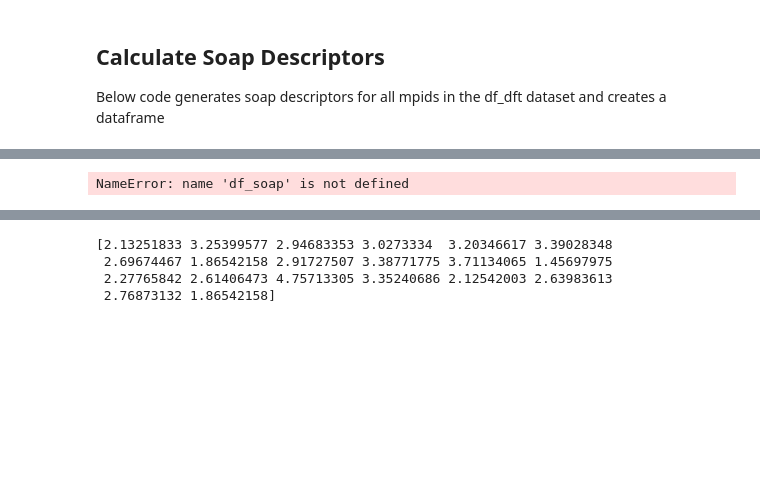
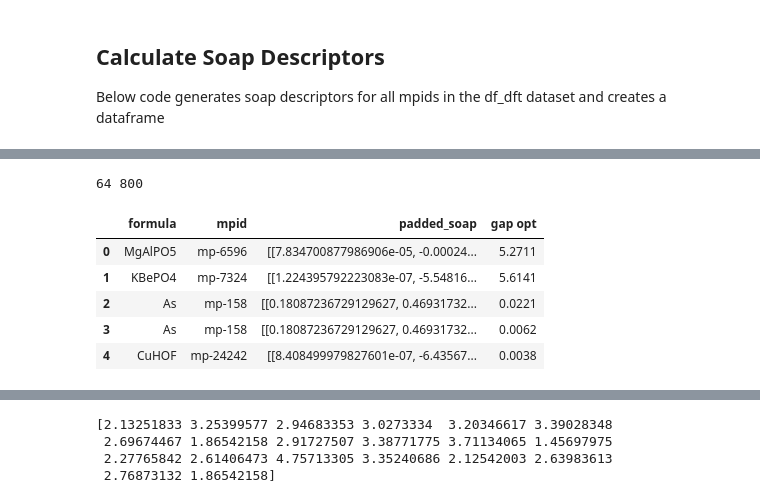
Before and after one commit to cadenmyers13/ml-dft-exp, a Jupyter notebook: codebase/load_matminer_data.ipynb, the cells around one changed output, grey strips where cells are left out. Saved outputs shown, nothing was run; the diff lists cells and outputs as text; code cells hidden in the pictures; blank space fills up the shorter version.

```diff
--- a/codebase/load_matminer_data.ipynb
+++ b/codebase/load_matminer_data.ipynb
@@ -159,28 +234,40 @@ Below code generates soap descriptors for all mpids in the df_dft dataset and cr
+# %%
+# # Save the padded descriptors
+save_path = '/Users/cadenmyers/billingelab/dev/ml4ms_bandgap_final/data/padded_soap_descriptors.pkl.gz'
+with gzip.open(save_path, 'wb') as f:
+    pickle.dump(df_soap_raw, f)
 # %%
-def find_largest_shape(soap_descriptors):
+def find_largest_shape_indices_and_values(soap_descriptors):
     """
-    Find the largest shape of the SOAP descriptors.
+    Find the indices and values of the largest x and y dimensions among SOAP descriptors.
 
     Parameters:
     soap_descriptors (list or pd.Series): List of numpy arrays representing SOAP descriptors.
 
     Returns:
-    tuple: (max_x, max_y) - maximum x and y dimensions of the SOAP descriptors.
+    tuple: (index_max_x, max_x, index_max_y, max_y)
     """
     max_x = 0
     max_y = 0
+    index_max_x = -1
+    index_max_y = -1
 
-    for desc in soap_descriptors:
-        if desc is not None:
-            shape = desc.shape
-            if len(shape) >= 2:
-                max_x = max(max_x, shape[0])
-                max_y = max(max_y, shape[1])
-    return max_x, max_y
+    for i, desc in enumerate(soap_descriptors):
+        if desc is not None and len(desc.shape) >= 2:
+            x, y = desc.shape
+            if x > max_x:
+                max_x = x
+                index_max_x = i
+            if y > max_y:
+                max_y = y
+                index_max_y = i
 
-max_x, max_y = find_largest_shape(df_soap['soap_descriptor'])
+    return index_max_x, max_x, index_max_y, max_y
 
-print(max_x, max_y)
+
+index_max_x, max_x, index_max_y, _ = find_largest_shape_indices_and_values(df_soap['soap_descriptor'])
+
+
 
 def zero_pad_soap_descriptors(soap_descriptors, target_shape):
     """
@@ -213,7 +300,27 @@ def zero_pad_soap_descriptors(soap_descriptors, target_shape):
 
     return padded_descriptors
 
-padded_descriptors = zero_pad_soap_descriptors(df_soap['soap_descriptor'], (max_x, max_y))
+# limit `max_y`to 800 because not much info pasted 800
+# max_y = 800
+# print(max_x, max_y)
+# padded_descriptors = zero_pad_soap_descriptors(df_soap['soap_descriptor'], (max_x, max_y))
 # %% [output]
-NameError: name 'df_soap' is not defined
+64 800
+# %%
+import pickle
+import gzip
+
+soap_path = '/Users/cadenmyers/billingelab/dev/ml4ms_bandgap_final/data/padded_soap_descriptors.pkl.gz'
+# Step 1: Read the compressed pickle
+with gzip.open(soap_path, 'rb') as f:
+    padded_df = pickle.load(f)
+
+padded_df.head()
+# %% [output]
+|  | formula | mpid | padded_soap | gap opt |
+| 0 | MgAlPO5 | mp-6596 | [[7.834700877986906e-05, -0.00024... | 5.2711 |
+| 1 | KBePO4 | mp-7324 | [[1.224395792223083e-07, -5.54816... | 5.6141 |
+| 2 | As | mp-158 | [[0.18087236729129627, 0.46931732... | 0.0221 |
+| 3 | As | mp-158 | [[0.18087236729129627, 0.46931732... | 0.0062 |
+| 4 | CuHOF | mp-24242 | [[8.408499979827601e-07, -6.43567... | 0.0038 |
 # %%
```
Also changed, not shown: parts of 14 cells of this notebook, 1 other file.
